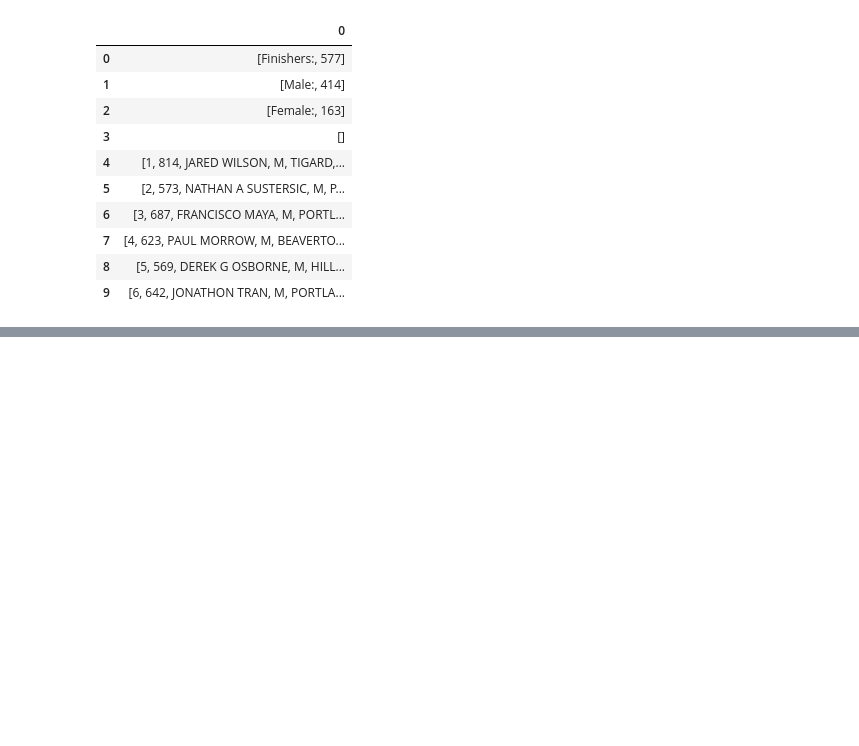
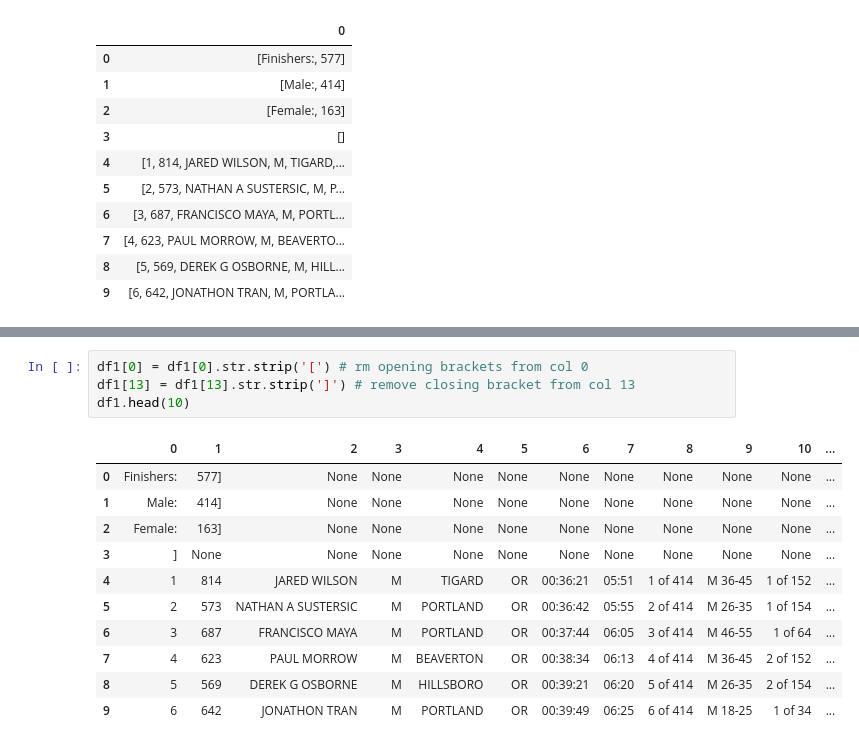
Before and after one commit to vgutta/ML, a Jupyter notebook: 10K/Runners.ipynb, the cells around one changed output, grey strips where cells are left out. Saved outputs shown, nothing was run; the diff lists cells and outputs as text; blank space fills up the shorter version.

```diff
--- a/10K/Runners.ipynb
+++ b/10K/Runners.ipynb
@@ -51,3 +51,19 @@ df1.head(10)
 | 7 | [4 | 623 | PAUL MORROW | M | BEAVERTON | OR | 00:38:34 | 06:13 | 4 of 414 | M 36-45 | 2 of 152 | ... |
 | 8 | [5 | 569 | DEREK G OSBORNE | M | HILLSBORO | OR | 00:39:21 | 06:20 | 5 of 414 | M 26-35 | 2 of 154 | ... |
 | 9 | [6 | 642 | JONATHON TRAN | M | PORTLAND | OR | 00:39:49 | 06:25 | 6 of 414 | M 18-25 | 1 of 34 | ... |
+# %%
+df1[0] = df1[0].str.strip('[') # rm opening brackets from col 0
+df1[13] = df1[13].str.strip(']') # remove closing bracket from col 13
+df1.head(10)
+# %% [output]
+|  | 0 | 1 | 2 | 3 | 4 | 5 | 6 | 7 | 8 | 9 | 10 | ... |
+| 0 | Finishers: | 577] | None | None | None | None | None | None | None | None | None | ... |
+| 1 | Male: | 414] | None | None | None | None | None | None | None | None | None | ... |
+| 2 | Female: | 163] | None | None | None | None | None | None | None | None | None | ... |
+| 3 | ] | None | None | None | None | None | None | None | None | None | None | ... |
+| 4 | 1 | 814 | JARED WILSON | M | TIGARD | OR | 00:36:21 | 05:51 | 1 of 414 | M 36-45 | 1 of 152 | ... |
+| 5 | 2 | 573 | NATHAN A SUSTERSIC | M | PORTLAND | OR | 00:36:42 | 05:55 | 2 of 414 | M 26-35 | 1 of 154 | ... |
+| 6 | 3 | 687 | FRANCISCO MAYA | M | PORTLAND | OR | 00:37:44 | 06:05 | 3 of 414 | M 46-55 | 1 of 64 | ... |
+| 7 | 4 | 623 | PAUL MORROW | M | BEAVERTON | OR | 00:38:34 | 06:13 | 4 of 414 | M 36-45 | 2 of 152 | ... |
+| 8 | 5 | 569 | DEREK G OSBORNE | M | HILLSBORO | OR | 00:39:21 | 06:20 | 5 of 414 | M 26-35 | 2 of 154 | ... |
+| 9 | 6 | 642 | JONATHON TRAN | M | PORTLAND | OR | 00:39:49 | 06:25 | 6 of 414 | M 18-25 | 1 of 34 | ... |
```
Also changed, not shown: parts of 4 cells of this notebook.
